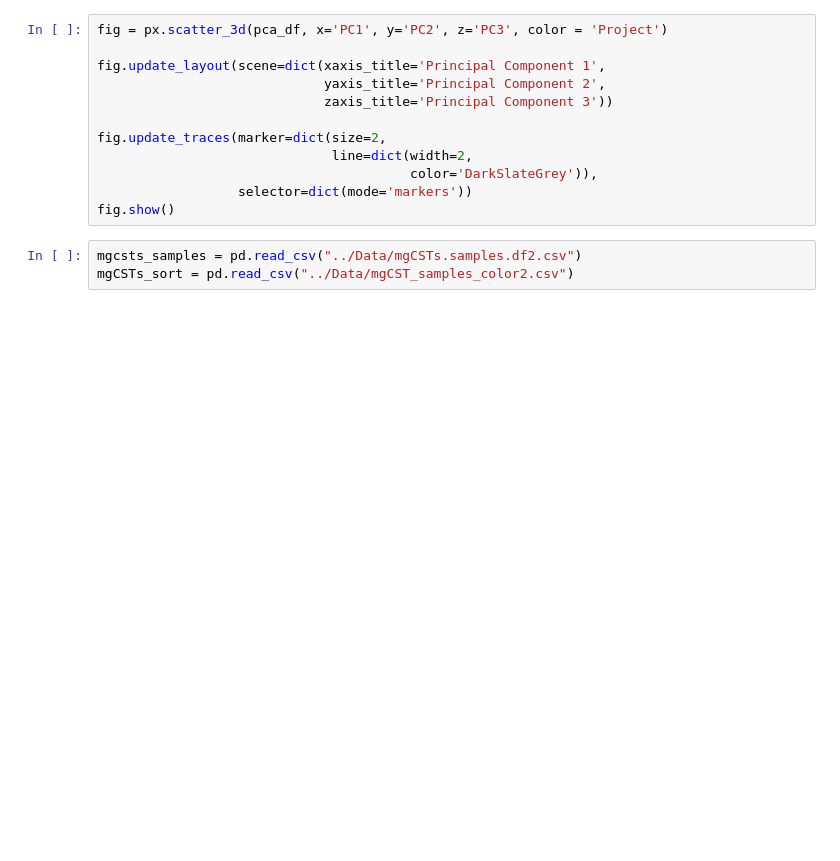
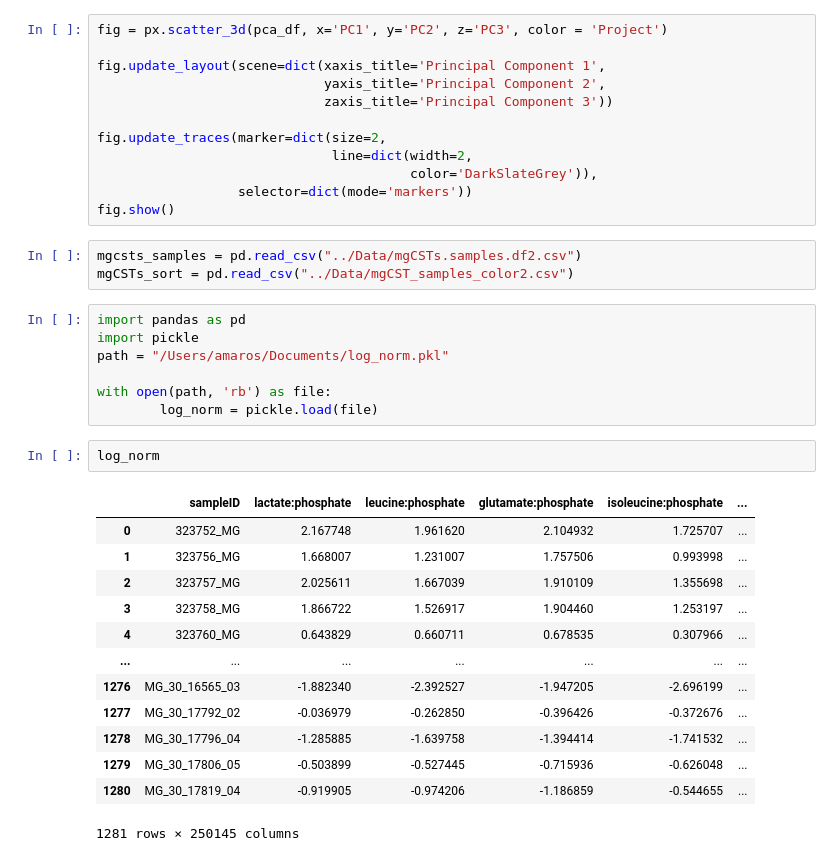
Before and after one commit to AmauryMaros/MgCSTs2, a Jupyter notebook: Python_notebooks/draft.ipynb, the cells around one changed output. Cells and saved outputs as stored; diff of their text form; blank space fills up the shorter version.

```diff
--- a/Python_notebooks/draft.ipynb
+++ b/Python_notebooks/draft.ipynb
@@ -265,3 +265,26 @@ fig.show()
 # %%
 mgcsts_samples = pd.read_csv("../Data/mgCSTs.samples.df2.csv")
 mgCSTs_sort = pd.read_csv("../Data/mgCST_samples_color2.csv")
+# %%
+import pandas as pd
+import pickle
+path = "/Users/amaros/Documents/log_norm.pkl"
+
+with open(path, 'rb') as file:
+        log_norm = pickle.load(file)
+# %%
+log_norm
+# %% [output]
+|  | sampleID | lactate:phosphate | leucine:phosphate | glutamate:phosphate | isoleucine:phosphate | ... |
+| 0 | 323752_MG | 2.167748 | 1.961620 | 2.104932 | 1.725707 | ... |
+| 1 | 323756_MG | 1.668007 | 1.231007 | 1.757506 | 0.993998 | ... |
+| 2 | 323757_MG | 2.025611 | 1.667039 | 1.910109 | 1.355698 | ... |
+| 3 | 323758_MG | 1.866722 | 1.526917 | 1.904460 | 1.253197 | ... |
+| 4 | 323760_MG | 0.643829 | 0.660711 | 0.678535 | 0.307966 | ... |
+| ... | ... | ... | ... | ... | ... | ... |
+| 1276 | MG_30_16565_03 | -1.882340 | -2.392527 | -1.947205 | -2.696199 | ... |
+| 1277 | MG_30_17792_02 | -0.036979 | -0.262850 | -0.396426 | -0.372676 | ... |
+| 1278 | MG_30_17796_04 | -1.285885 | -1.639758 | -1.394414 | -1.741532 | ... |
+| 1279 | MG_30_17806_05 | -0.503899 | -0.527445 | -0.715936 | -0.626048 | ... |
+| 1280 | MG_30_17819_04 | -0.919905 | -0.974206 | -1.186859 | -0.544655 | ... |
+1281 rows × 250145 columns
```
Also changed, not shown: parts of 3 cells of this notebook, 2 other files.
